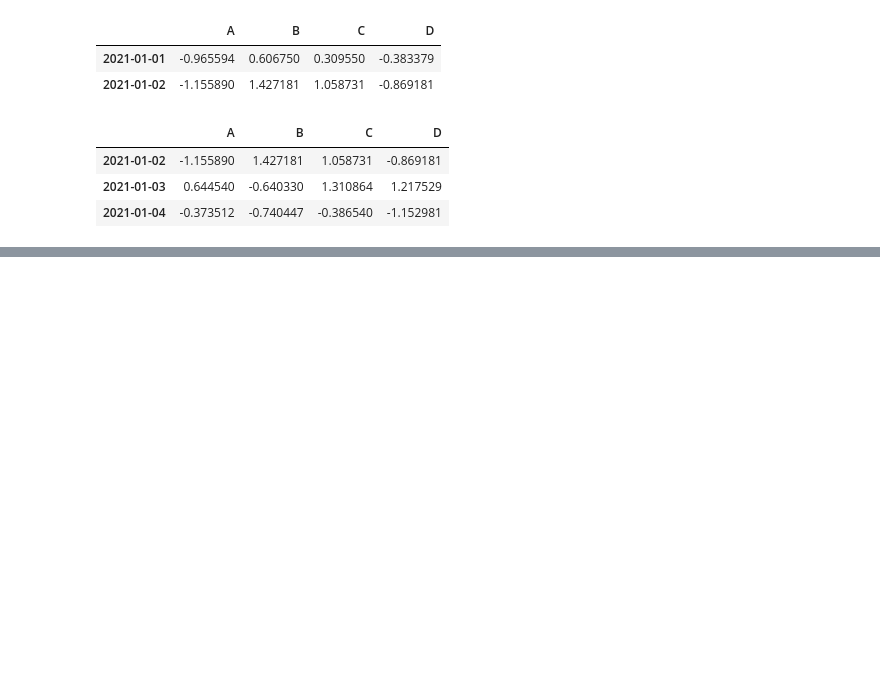
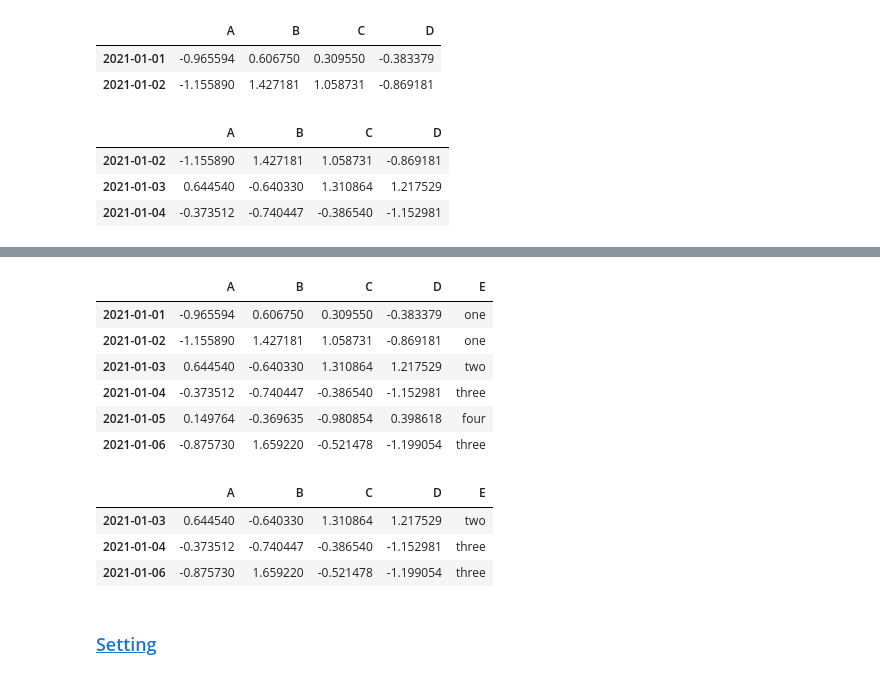
Before and after one commit to aidken/my_10min_to_pandas, a Jupyter notebook: ten_minutes_to_pandas.ipynb, the cells around one changed output, grey strips where cells are left out. Drawn from its saved outputs; the diff is of its cells as text; code cells hidden in the pictures; blank space fills up the shorter version.

Commit message:
Progress up to Selection/Setting.

```diff
--- a/ten_minutes_to_pandas.ipynb
+++ b/ten_minutes_to_pandas.ipynb
@@ -206,0 +272,3 @@ df['20210102':'20210104']
+# %%
+df2 = df.copy()
+df2
@@ -206,0 +283,20 @@ df['20210102':'20210104']
+# %%
+df2['E'] = ('one', 'one', 'two', 'three', 'four', 'three')
+df2
+# %% [output]
+|  | A | B | C | D | E |
+| 2021-01-01 | -0.965594 | 0.606750 | 0.309550 | -0.383379 | one |
+| 2021-01-02 | -1.155890 | 1.427181 | 1.058731 | -0.869181 | one |
+| 2021-01-03 | 0.644540 | -0.640330 | 1.310864 | 1.217529 | two |
+| 2021-01-04 | -0.373512 | -0.740447 | -0.386540 | -1.152981 | three |
+| 2021-01-05 | 0.149764 | -0.369635 | -0.980854 | 0.398618 | four |
+| 2021-01-06 | -0.875730 | 1.659220 | -0.521478 | -1.199054 | three |
+# %%
+df2[df2['E'].isin(('two', 'three'))]
+# %% [output]
+|  | A | B | C | D | E |
+| 2021-01-03 | 0.644540 | -0.640330 | 1.310864 | 1.217529 | two |
+| 2021-01-04 | -0.373512 | -0.740447 | -0.386540 | -1.152981 | three |
+| 2021-01-06 | -0.875730 | 1.659220 | -0.521478 | -1.199054 | three |
+# %% [markdown]
+### [Setting](https://pandas.pydata.org/docs/user_guide/10min.html#setting)
```
Also changed, not shown: parts of 17 cells of this notebook.
